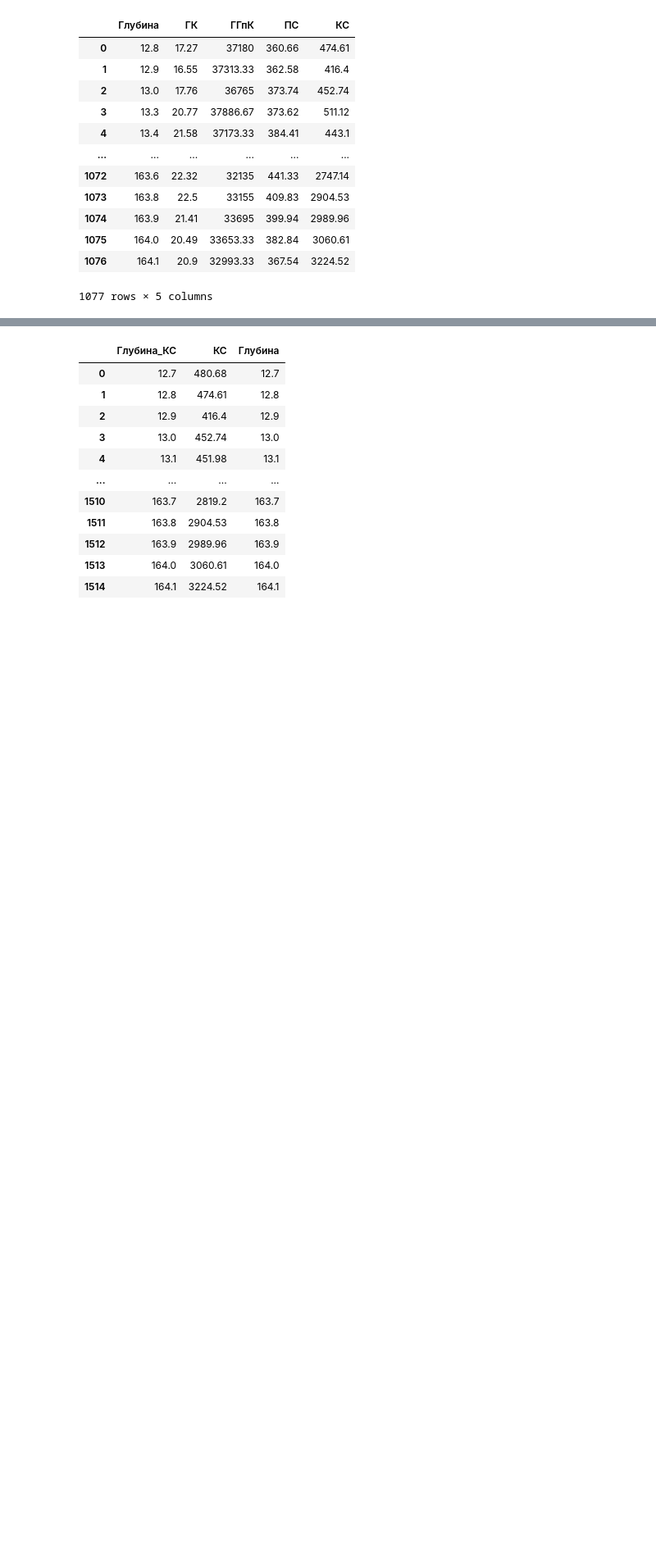
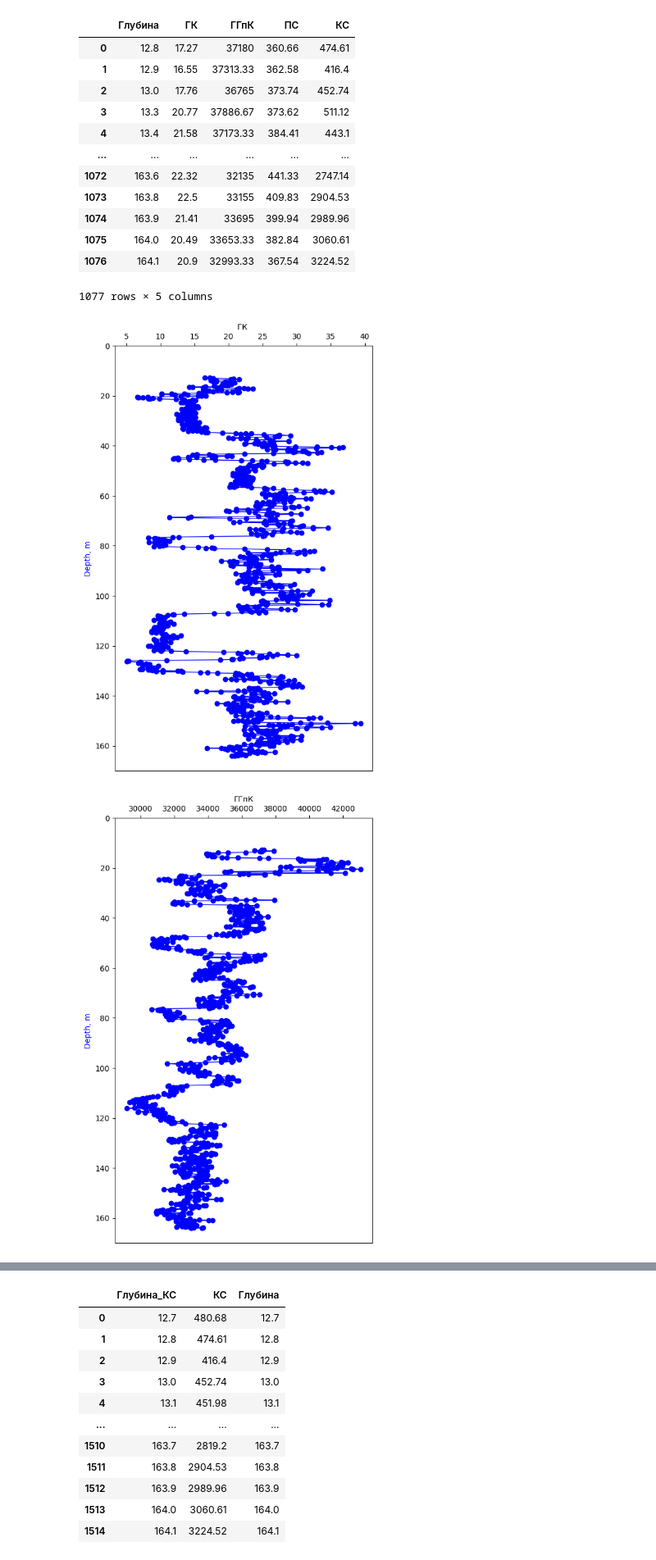
Before and after one commit to MariiaKalinina/R, a Jupyter notebook: Rosatom_new_version.ipynb, the cells around one changed output, grey strips where cells are left out. Shown at 82% size. Cells and saved outputs as stored; diff of their text form; code cells hidden in the pictures; blank space fills up the shorter version.

```diff
--- a/Rosatom_new_version.ipynb
+++ b/Rosatom_new_version.ipynb
@@ -217,3 +200,26 @@ well_logs_merged
 | 1075 | 164.0 | 20.49 | 33653.33 | 382.84 | 3060.61 |
 | 1076 | 164.1 | 20.9 | 32993.33 | 367.54 | 3224.52 |
 1077 rows × 5 columns
+# %%
+def initial_plot(x, y, lable_name):
+
+    fig, ax1 = plt.subplots(figsize=(6, 10))
+    ax1.plot(x, y, 'b-', marker='o', label=lable_name, lw=1)
+    ax1.set_ylabel('Depth, m', color='b',)
+    ax1.set_xlabel(lable_name)
+    ax1.invert_yaxis()  # Invert the y-axis for the first plot
+    ax1.xaxis.tick_top()  # Move the x-axis to the top
+    ax1.xaxis.set_label_position('top')  # Label for the x-axis on top
+    ax1.set_ylim(170, 0)
+
+    if x.name == "КС":
+      ax1.set_xscale('log')
+
+    return  plt.show()
+# %%
+for name_log in well_logs_merged.columns:
+  if name_log != "Глубина":
+    initial_plot(well_logs_merged[name_log],  well_logs_merged['Глубина'], name_log)
+# %% [output]
+[figure, added]
+[figure, added]
```
Also changed, not shown: parts of 5 cells of this notebook.
